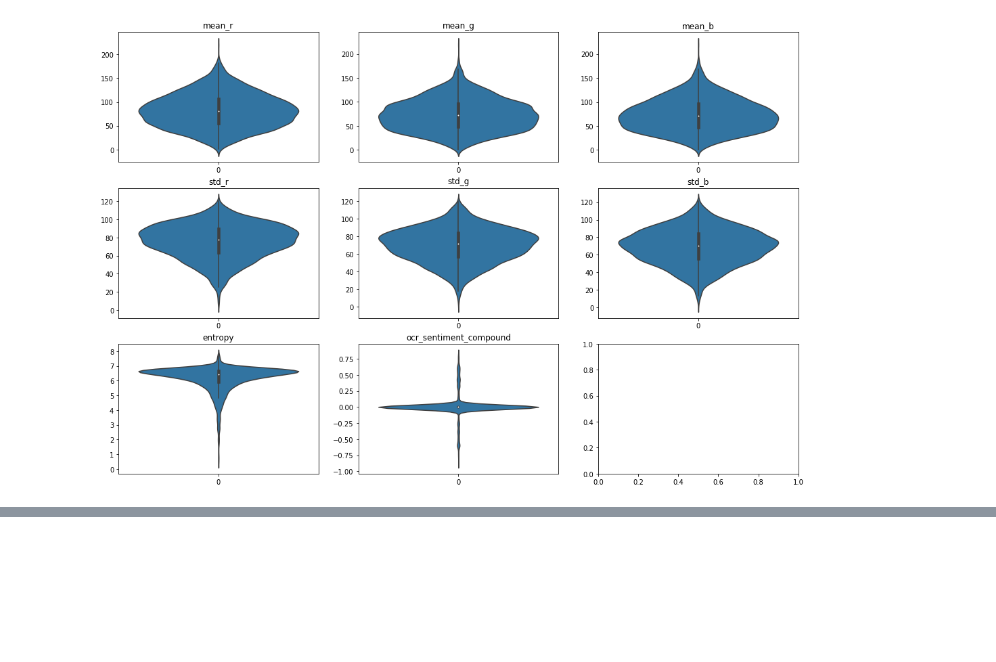
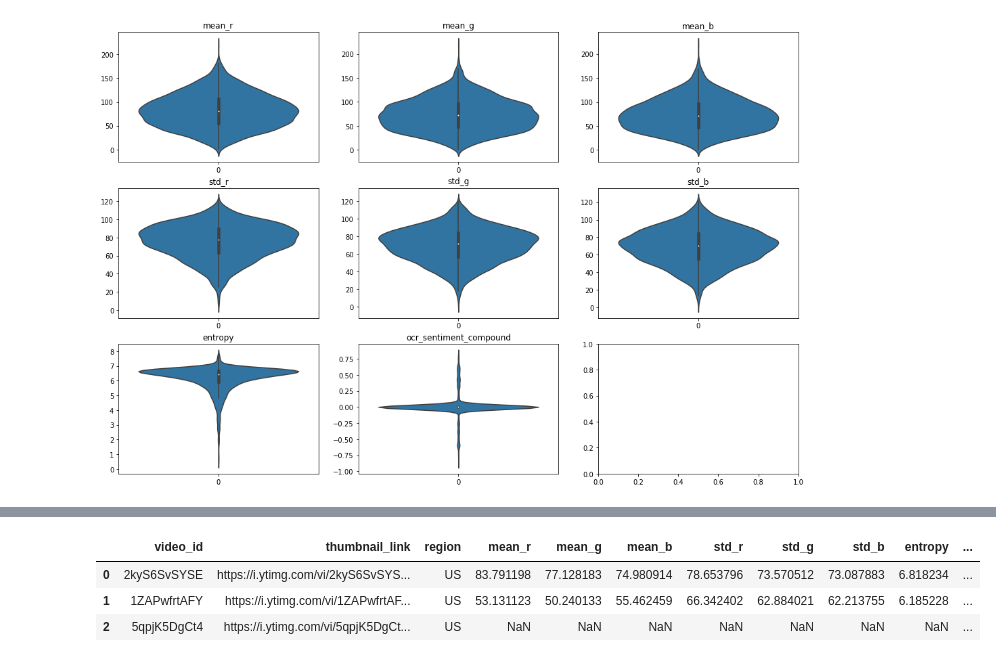
Before and after one commit to AdamKlejda/PED_YT, a Jupyter notebook: Etap2LiLatee_GB.ipynb, the cells around one changed output, grey strips where cells are left out. Drawn from its saved outputs; the diff is of its cells as text; code cells hidden in the pictures; blank space fills up the shorter version.

```diff
--- a/Etap2LiLatee_GB.ipynb
+++ b/Etap2LiLatee_GB.ipynb
@@ -437,0 +457,9 @@ IndexError: list index out of range
+# %%
+region = 'US'
+df = pd.read_csv(f"./our_data/Etap2/etap2_{region}-V2.csv")
+df[:3]
+# %% [output]
+|  | video_id | thumbnail_link | region | mean_r | mean_g | mean_b | std_r | std_g | std_b | entropy | ... |
+| 0 | 2kyS6SvSYSE | https://i.ytimg.com/vi/2kyS6SvSYS... | US | 83.791198 | 77.128183 | 74.980914 | 78.653796 | 73.570512 | 73.087883 | 6.818234 | ... |
+| 1 | 1ZAPwfrtAFY | https://i.ytimg.com/vi/1ZAPwfrtAF... | US | 53.131123 | 50.240133 | 55.462459 | 66.342402 | 62.884021 | 62.213755 | 6.185228 | ... |
+| 2 | 5qpjK5DgCt4 | https://i.ytimg.com/vi/5qpjK5DgCt... | US | NaN | NaN | NaN | NaN | NaN | NaN | NaN | ... |
```
Also changed, not shown: parts of 3 cells of this notebook, 5 other files.
